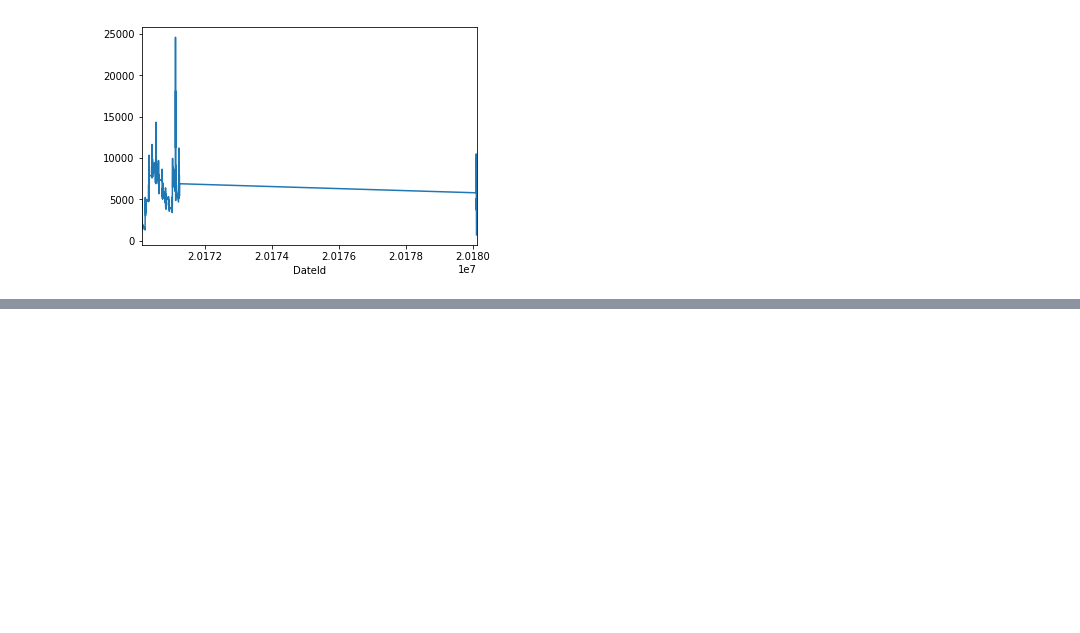
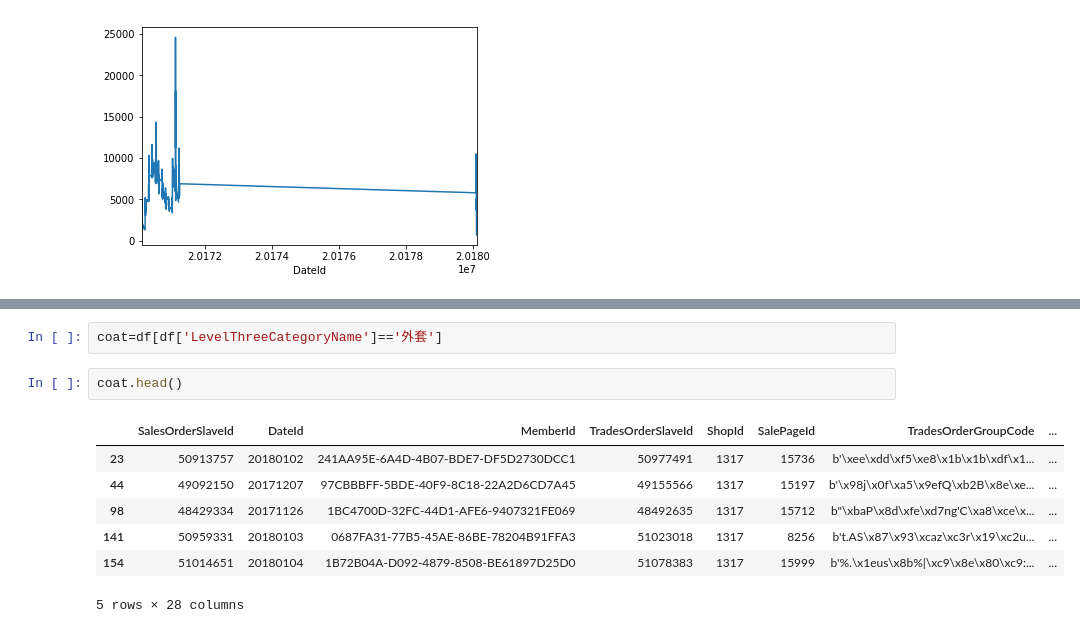
Before and after one commit to s972301/Programming, a Jupyter notebook: week_1/week_1_first_meet.ipynb, the cells around one changed output, grey strips where cells are left out. Drawn from its saved outputs; the diff is of its cells as text; blank space fills up the shorter version.

```diff
--- a/week_1/week_1_first_meet.ipynb
+++ b/week_1/week_1_first_meet.ipynb
@@ -61,0 +221,12 @@ data.plot()
+# %%
+coat=df[df['LevelThreeCategoryName']=='外套']
+# %%
+coat.head()
+# %% [output]
+|  | SalesOrderSlaveId | DateId | MemberId | TradesOrderSlaveId | ShopId | SalePageId | TradesOrderGroupCode | ... |
+| 23 | 50913757 | 20180102 | 241AA95E-6A4D-4B07-BDE7-DF5D2730DCC1 | 50977491 | 1317 | 15736 | b'\xee\xdd\xf5\xe8\x1b\x1b\xdf\x1... | ... |
+| 44 | 49092150 | 20171207 | 97CBBBFF-5BDE-40F9-8C18-22A2D6CD7A45 | 49155566 | 1317 | 15197 | b'\x98j\x0f\xa5\x9efQ\xb2B\x8e\xe... | ... |
+| 98 | 48429334 | 20171126 | 1BC4700D-32FC-44D1-AFE6-9407321FE069 | 48492635 | 1317 | 15712 | b"\xbaP\x8d\xfe\xd7ng'C\xa8\xce\x... | ... |
+| 141 | 50959331 | 20180103 | 0687FA31-77B5-45AE-86BE-78204B91FFA3 | 51023018 | 1317 | 8256 | b't.AS\x87\x93\xcaz\xc3r\x19\xc2u... | ... |
+| 154 | 51014651 | 20180104 | 1B72B04A-D092-4879-8508-BE61897D25D0 | 51078383 | 1317 | 15999 | b'%.\x1eus\x8b%|\xc9\x8e\x80\xc9:... | ... |
+5 rows × 28 columns
```
Also changed, not shown: parts of 20 cells of this notebook.
